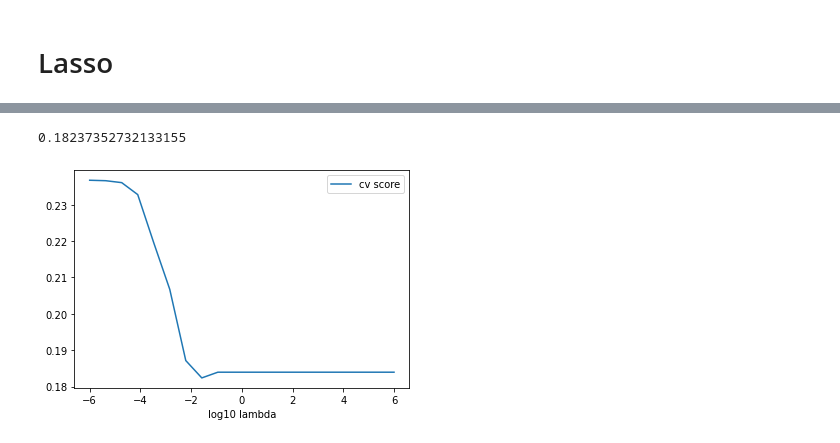
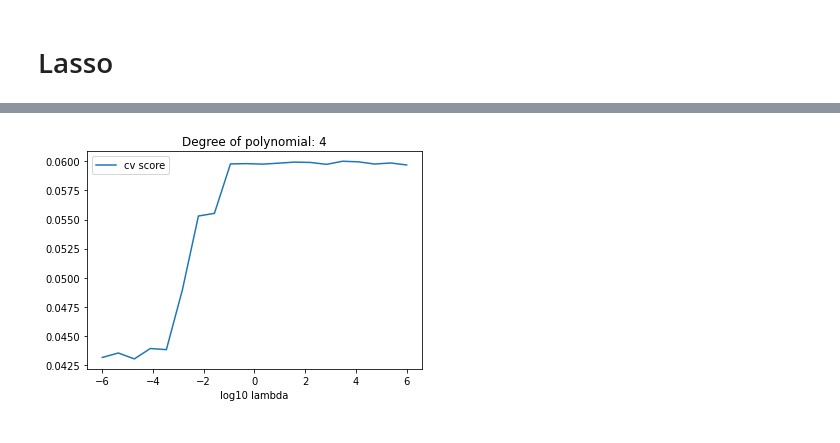
Before and after one commit to haakontm/FYS4155-Project1, a Jupyter notebook: ex6.ipynb, the cells around one changed output, grey strips where cells are left out. Drawn from its saved outputs; the diff is of its cells as text; code cells hidden in the pictures.

```diff
--- a/ex6.ipynb
+++ b/ex6.ipynb
@@ -192,10 +193,10 @@ plt.show()
 # %% [markdown]
 Below we perform a gridsearch to find the optimal polynomial degree and lambda value
 # %%
-max_degree = 15
+max_degree = 20
 degrees = np.arange(1, max_degree)
 
-ridge_r2_grid = np.zeros((max_degree, num_lambdas))
+ridge_r2_grid = np.zeros((max_degree - 1, num_lambdas))
 
 for deg in degrees:
     lmb_itr = 0
@@ -232,15 +233,16 @@ The optimal lambda parameter seems to always be close to zero.
 # %%
-X = create_X(x, y, 13)
+from sklearn.linear_model import Ridge
+X = create_X(x, y, idx[0][0])
 
 X_train, X_test, z_train, z_test = train_test_split(X, z.reshape(-1, 1), random_state=RANDOM_STATE, test_size=0.3)
 
-model = make_pipeline(StandardScaler(), Ridge(1e-6, fit_intercept=True))
+model = make_pipeline(StandardScaler(), Ridge(lambdas[idx[1]], fit_intercept=True))
 model.fit(X_train, z_train)
 z_pred = model.predict(X_test)
 
 fig, (ax1, ax2) = plt.subplots(1, 2)
 ax1.imshow(model.predict(X).reshape(z.shape), cmap='gray')
-ax1.set_title('Ridge: Deg=13, Lambda=1e-6')
+ax1.set_title('Ridge: Deg={}, Lambda={:.5f}'.format(degrees[idx[0][0]], lambdas[idx[1][0]]))
 ax2.imshow(z, cmap='gray')
 ax2.set_title('Original image')
 fig.set_figwidth(10)
@@ -266,7 +268,7 @@ for lmb in tqdm(lambdas):
 
     X_train, X_test, z_train, z_test = train_test_split(X, z.reshape(-1, 1), random_state=RANDOM_STATE, test_size=0.3)
 
-    model = make_pipeline(StandardScaler(), Lasso(lmb, fit_intercept=False))
+    model = make_pipeline(StandardScaler(), Lasso(lmb, fit_intercept=True))
     model.fit(X_train, z_train)
     z_tilde = model.predict(X_train)
     z_pred = model.predict(X_test)
@@ -278,8 +280,8 @@ for lmb in tqdm(lambdas):
 cv_score_itr = 0
 for lmb in tqdm(lambdas):
     X = create_X(x, y, degree)
-    model = make_pipeline(StandardScaler(), Lasso(lmb, fit_intercept=False))
-    cv_score[cv_score_itr] = -np.mean(cross_val_score(model, X, z.reshape(-1, 1), scoring='neg_mean_squared_error', cv=KFold(10)))
+    model = make_pipeline(StandardScaler(), Lasso(lmb, fit_intercept=True))
+    cv_score[cv_score_itr] = -np.mean(cross_val_score(model, X, z.reshape(-1, 1), scoring='neg_mean_squared_error', cv=KFold(10, shuffle=True)))
     cv_score_itr += 1
 # %%
 fig, ax = plt.subplots()
@@ -293,11 +296,10 @@ plt.show()
 # %%
 fig, ax = plt.subplots()
-print(np.min(cv_score))
 ax.plot(np.log10(lambdas), cv_score, label='cv score')
 ax.legend()
+ax.set_title('Degree of polynomial: {}'.format(degree - 1))
 ax.set_xlabel('log10 lambda')
 plt.show()
 # %% [output]
-0.18237352732133155
-[figure, old version]
+[figure, new version]
 # %%
```
Also changed, not shown: parts of 19 cells of this notebook.
